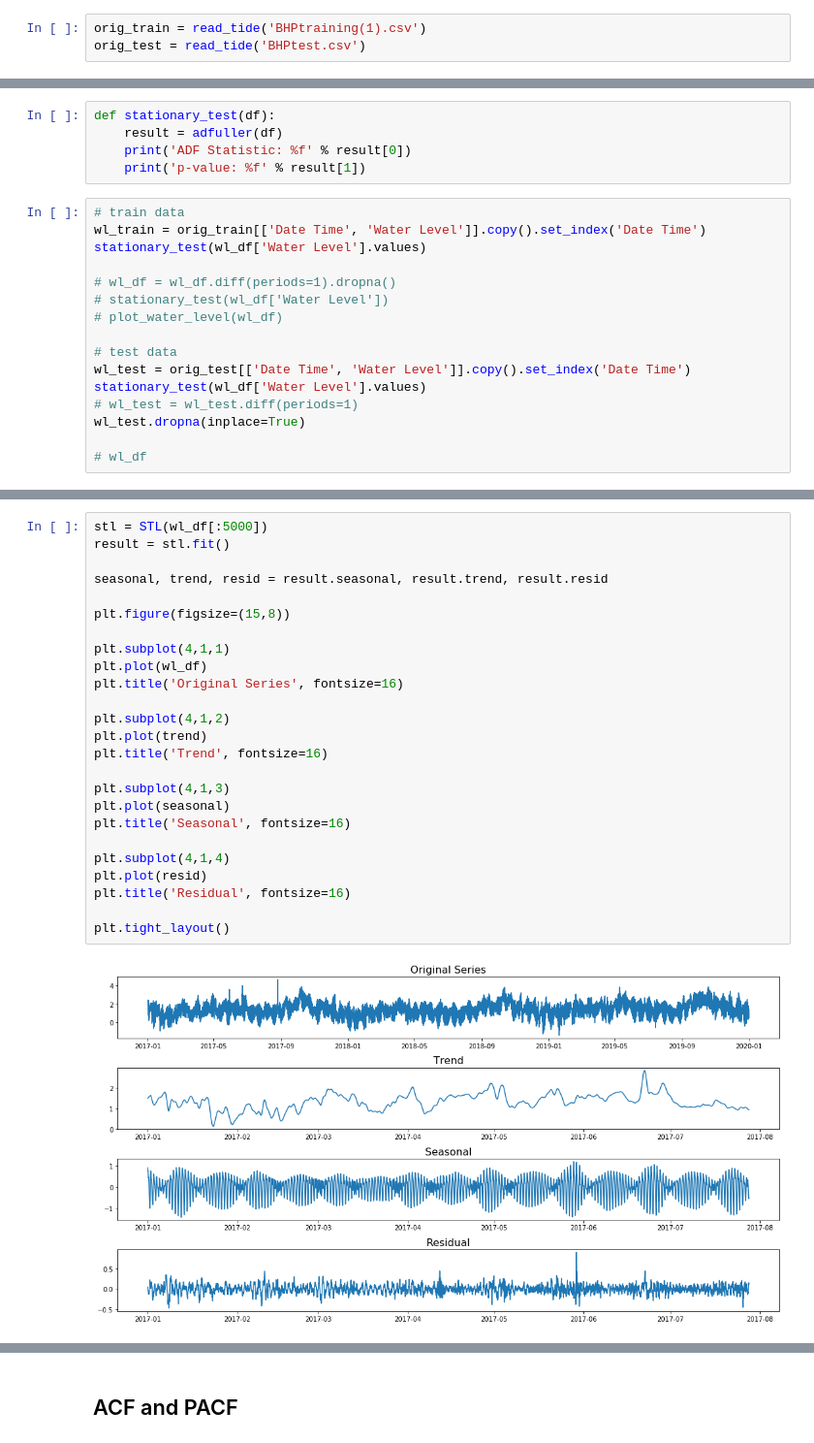
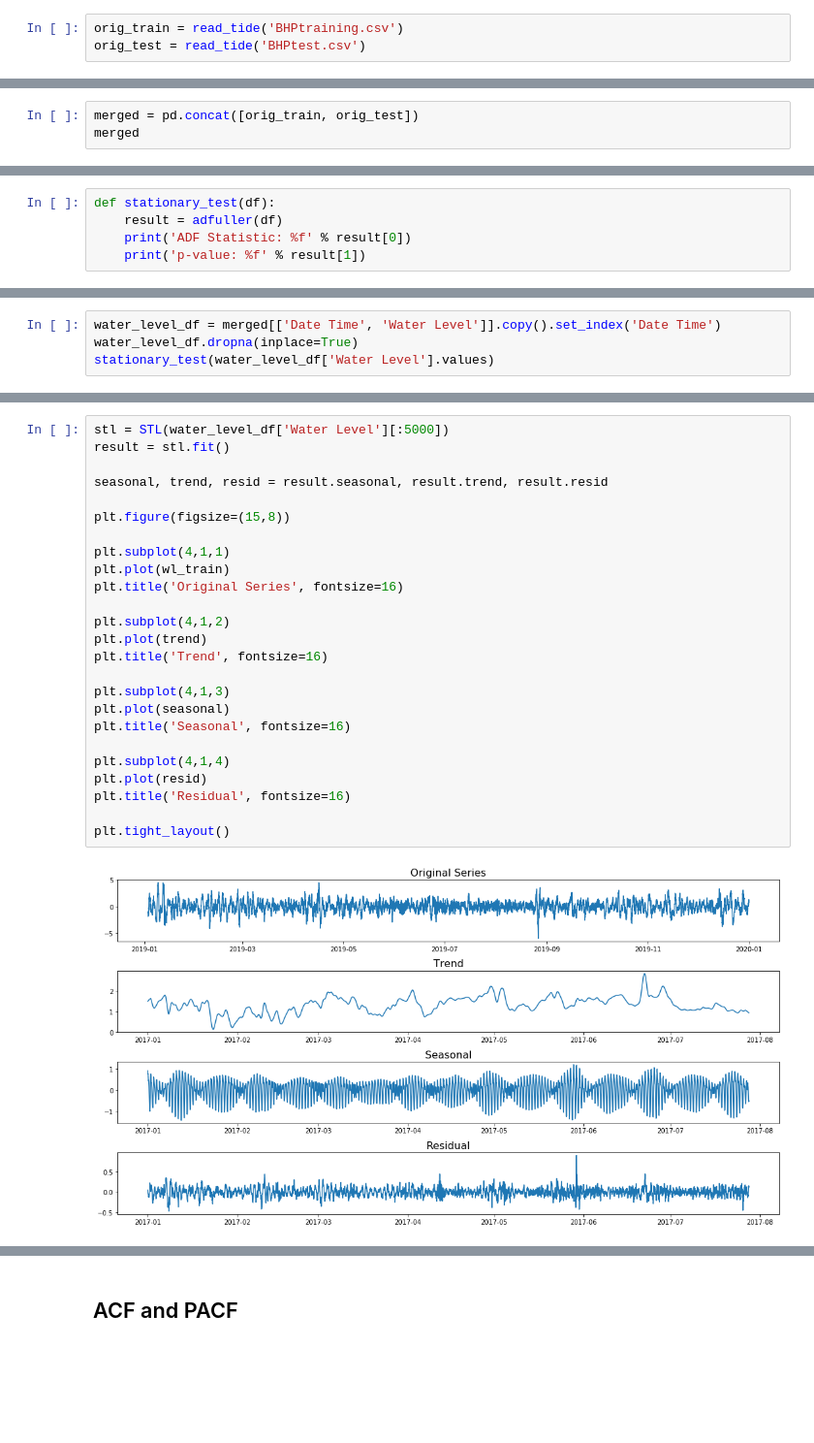
Before and after one commit to Data-Analytics-2020/Tide-Prediction, a Jupyter notebook: predict_tide.ipynb, the cells around one changed output, grey strips where cells are left out. Shown at 97% size. Drawn from its saved outputs; the diff is of its cells as text; blank space fills up the shorter version.

```diff
--- a/predict_tide.ipynb
+++ b/predict_tide.ipynb
@@ -24,7 +25,7 @@ def read_tide(filepath, datetime_pattern=slice(0,13)):
     df = df.groupby(['Date Time']).mean()
     return df.reset_index()
 # %%
-orig_train = read_tide('BHPtraining(1).csv')
+orig_train = read_tide('BHPtraining.csv')
 orig_test = read_tide('BHPtest.csv')
 # %% [markdown]
 # Data cleaning
@@ -75,0 +79,3 @@ cleaned_test = clean_tide_data(orig_test)
+# %%
+merged = pd.concat([orig_train, orig_test])
+merged
@@ -80,19 +100,3 @@ def stationary_test(df):
     result = adfuller(df)
     print('ADF Statistic: %f' % result[0])
     print('p-value: %f' % result[1])
-# %%
-# train data
-wl_train = orig_train[['Date Time', 'Water Level']].copy().set_index('Date Time')
-stationary_test(wl_df['Water Level'].values)
-
-# wl_df = wl_df.diff(periods=1).dropna()
-# stationary_test(wl_df['Water Level'])
-# plot_water_level(wl_df)
-
-# test data
-wl_test = orig_test[['Date Time', 'Water Level']].copy().set_index('Date Time')
-stationary_test(wl_df['Water Level'].values)
-# wl_test = wl_test.diff(periods=1)
-wl_test.dropna(inplace=True)
-
-# wl_df
@@ -103,0 +103,4 @@ p-value: 0.000000
+# %%
+water_level_df = merged[['Date Time', 'Water Level']].copy().set_index('Date Time')
+water_level_df.dropna(inplace=True)
+stationary_test(water_level_df['Water Level'].values)
@@ -104,27 +114,27 @@ p-value: 0.000000
 # %%
-stl = STL(wl_df[:5000])
+stl = STL(water_level_df['Water Level'][:5000])
 result = stl.fit()
 
 seasonal, trend, resid = result.seasonal, result.trend, result.resid
 
 plt.figure(figsize=(15,8))
 
 plt.subplot(4,1,1)
-plt.plot(wl_df)
+plt.plot(wl_train)
 plt.title('Original Series', fontsize=16)
 
 plt.subplot(4,1,2)
 plt.plot(trend)
 plt.title('Trend', fontsize=16)
 
 plt.subplot(4,1,3)
 plt.plot(seasonal)
 plt.title('Seasonal', fontsize=16)
 
 plt.subplot(4,1,4)
 plt.plot(resid)
 plt.title('Residual', fontsize=16)
 
 plt.tight_layout()
 # %% [output]
-[figure, old version]
+[figure, new version]
```
Also changed, not shown: parts of 30 cells of this notebook.
